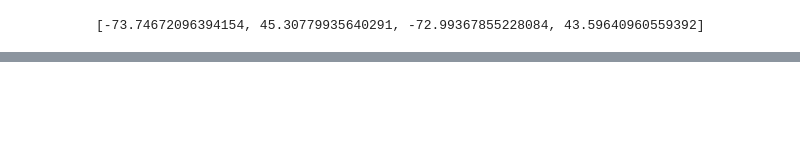
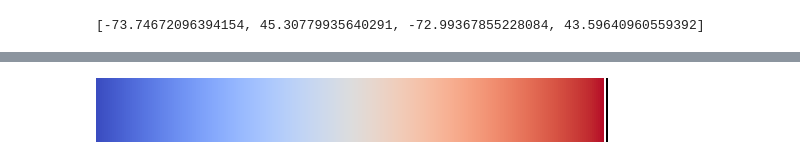
Before and after one commit to CIROH-UVM/forecast-workflow, a Jupyter notebook: examples/sentinel3_download.ipynb, the cells around one changed output, grey strips where cells are left out. Saved outputs shown, nothing was run; the diff lists cells and outputs as text; code cells hidden in the pictures; blank space fills up the shorter version.

```diff
--- a/examples/sentinel3_download.ipynb
+++ b/examples/sentinel3_download.ipynb
@@ -140,0 +113,8 @@ xa["x"].plot()
+# %%
+new_colors = plt.colormaps['coolwarm'](np.linspace(0, 1, plt.colormaps['coolwarm'].N))
+DN_cmap = mc.ListedColormap(new_colors) # nwe listed color
+DN_cmap.colors[254] = (1,1,1,1) # ground value grey
+DN_cmap.colors[255] = (0,0,0,1) # no-data/cloud value black
+DN_cmap
+# %% [output]
+[figure, added]
```
Also changed, not shown: parts of 21 cells of this notebook, 1 other file.
